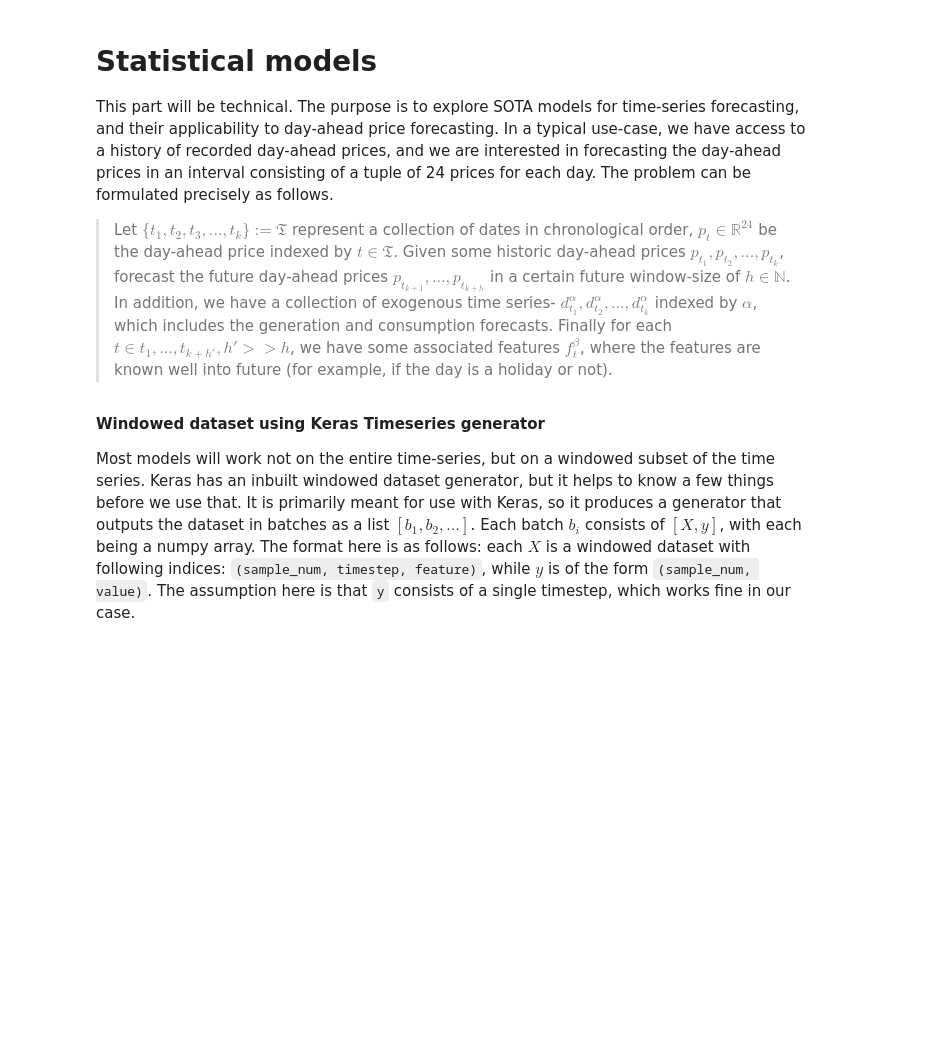
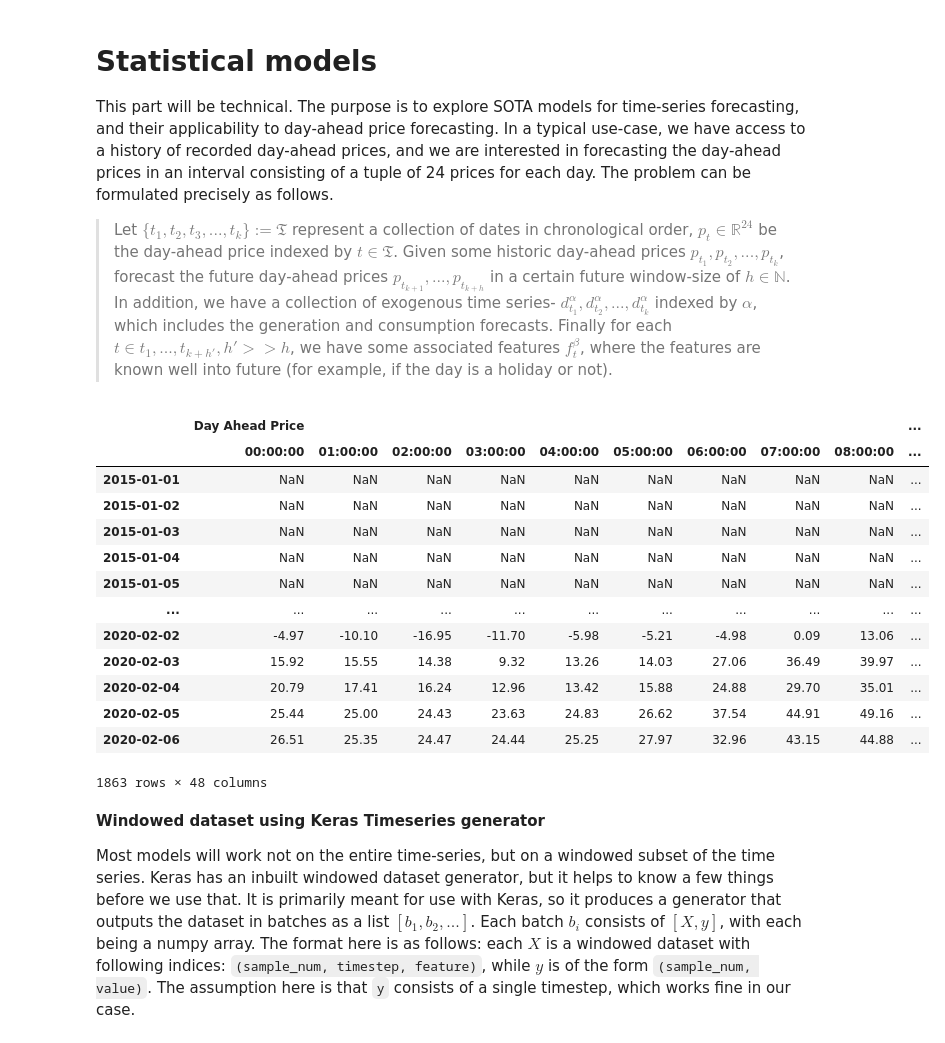
Before and after one commit to sandeshbhatjr/energy-prediction, a Jupyter notebook: docs/ep_statistical_models.ipynb, the cells around one changed output. Saved outputs shown, nothing was run; the diff lists cells and outputs as text; code cells hidden in the pictures; blank space fills up the shorter version.

```diff
--- a/docs/ep_statistical_models.ipynb
+++ b/docs/ep_statistical_models.ipynb
@@ -16,3 +16,5 @@ import pandas as pd
 import matplotlib.pyplot as plt
 import matplotlib as mpl
 import seaborn as sns
+
+df = pd.read_hdf('energy-prediction/data/clean_german_df', key='df_with_load_and_gen')
@@ -33,3 +28,23 @@ def extractHourlyData(df, data_columns, hour_column='Hour', date_column='Date'):
+# %%
+def convert_to_multivariate_series(df, data_columns):
+  return df[data_columns].groupby(by=[df.index.date, df.index.time]).mean().unstack(-1)
+
+convert_to_multivariate_series(df, ['Day Ahead Price', 'Wind offshore Generation'])
+# %% [output]
+|  | Day Ahead Price |  |  |  |  |  |  |  |  | ... |
+|  | 00:00:00 | 01:00:00 | 02:00:00 | 03:00:00 | 04:00:00 | 05:00:00 | 06:00:00 | 07:00:00 | 08:00:00 | ... |
+| 2015-01-01 | NaN | NaN | NaN | NaN | NaN | NaN | NaN | NaN | NaN | ... |
+| 2015-01-02 | NaN | NaN | NaN | NaN | NaN | NaN | NaN | NaN | NaN | ... |
+| 2015-01-03 | NaN | NaN | NaN | NaN | NaN | NaN | NaN | NaN | NaN | ... |
+| 2015-01-04 | NaN | NaN | NaN | NaN | NaN | NaN | NaN | NaN | NaN | ... |
+| 2015-01-05 | NaN | NaN | NaN | NaN | NaN | NaN | NaN | NaN | NaN | ... |
+| ... | ... | ... | ... | ... | ... | ... | ... | ... | ... | ... |
+| 2020-02-02 | -4.97 | -10.10 | -16.95 | -11.70 | -5.98 | -5.21 | -4.98 | 0.09 | 13.06 | ... |
+| 2020-02-03 | 15.92 | 15.55 | 14.38 | 9.32 | 13.26 | 14.03 | 27.06 | 36.49 | 39.97 | ... |
+| 2020-02-04 | 20.79 | 17.41 | 16.24 | 12.96 | 13.42 | 15.88 | 24.88 | 29.70 | 35.01 | ... |
+| 2020-02-05 | 25.44 | 25.00 | 24.43 | 23.63 | 24.83 | 26.62 | 37.54 | 44.91 | 49.16 | ... |
+| 2020-02-06 | 26.51 | 25.35 | 24.47 | 24.44 | 25.25 | 27.97 | 32.96 | 43.15 | 44.88 | ... |
+1863 rows × 48 columns
 # %% [markdown]
 **Windowed dataset using Keras Timeseries generator**
 
```
Also changed, not shown: parts of 8 cells of this notebook, 3 other files.
